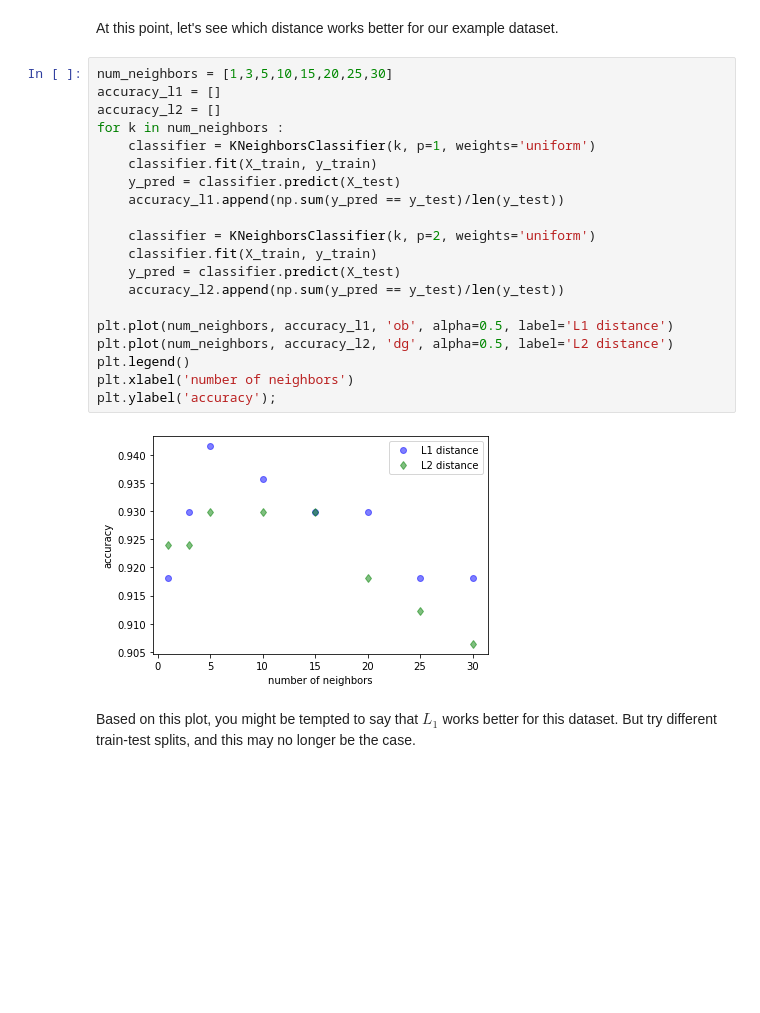
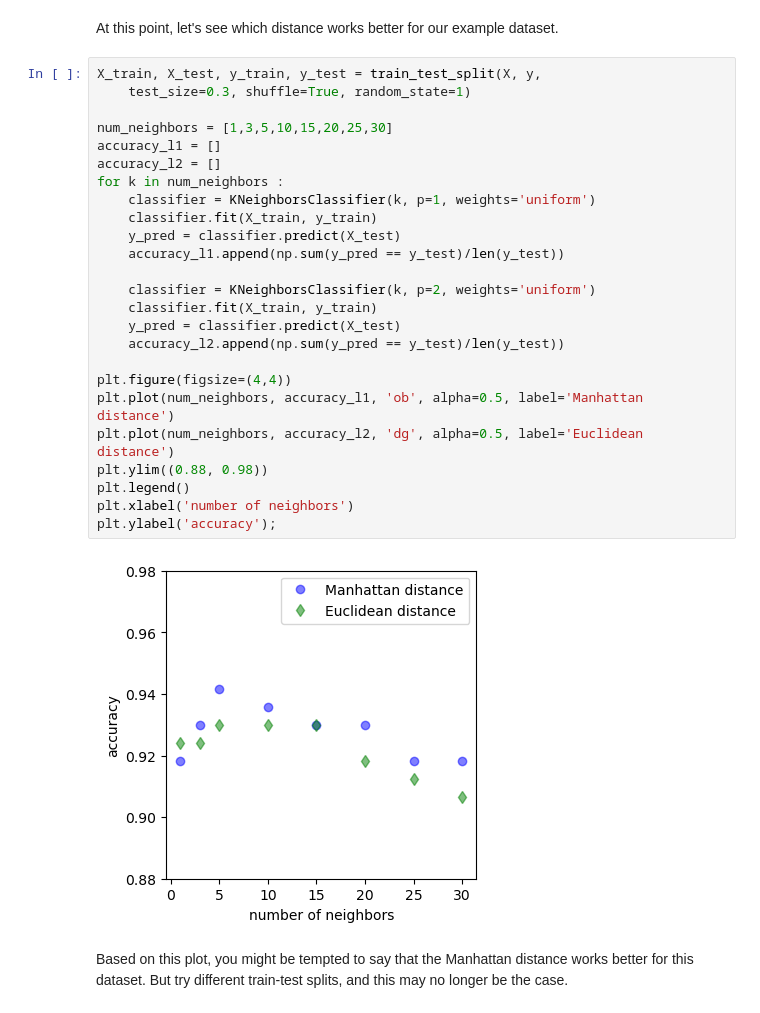
Before and after one commit to asabenhur/CS345, a Jupyter notebook: fall23/notebooks/module02_02_more_nearest_neighbors.ipynb, the cells around one changed output. Cells and saved outputs as stored; diff of their text form; blank space fills up the shorter version.

```diff
--- a/fall23/notebooks/module02_02_more_nearest_neighbors.ipynb
+++ b/fall23/notebooks/module02_02_more_nearest_neighbors.ipynb
@@ -230,26 +227,31 @@ The different geometry of the two ways of measuring distance makes their Voronoi
 # %% [markdown]
 At this point, let's see which distance works better for our example dataset.
 # %%
+X_train, X_test, y_train, y_test = train_test_split(X, y,
+    test_size=0.3, shuffle=True, random_state=1)
+
 num_neighbors = [1,3,5,10,15,20,25,30]
 accuracy_l1 = []
 accuracy_l2 = []
 for k in num_neighbors :
     classifier = KNeighborsClassifier(k, p=1, weights='uniform')
     classifier.fit(X_train, y_train)
     y_pred = classifier.predict(X_test)
     accuracy_l1.append(np.sum(y_pred == y_test)/len(y_test))
 
     classifier = KNeighborsClassifier(k, p=2, weights='uniform')
     classifier.fit(X_train, y_train)
     y_pred = classifier.predict(X_test)
     accuracy_l2.append(np.sum(y_pred == y_test)/len(y_test))
 
-plt.plot(num_neighbors, accuracy_l1, 'ob', alpha=0.5, label='L1 distance')
-plt.plot(num_neighbors, accuracy_l2, 'dg', alpha=0.5, label='L2 distance')
+plt.figure(figsize=(4,4))
+plt.plot(num_neighbors, accuracy_l1, 'ob', alpha=0.5, label='Manhattan distance')
+plt.plot(num_neighbors, accuracy_l2, 'dg', alpha=0.5, label='Euclidean distance')
+plt.ylim((0.88, 0.98))
 plt.legend()
 plt.xlabel('number of neighbors')
 plt.ylabel('accuracy');
 # %% [output]
-[figure, old version]
+[figure, new version]
 # %% [markdown]
-Based on this plot, you might be tempted to say that $L_1$ works better for this dataset.  But try different train-test splits, and this may no longer be the case.
+Based on this plot, you might be tempted to say that the Manhattan distance works better for this dataset.  But try different train-test splits, and this may no longer be the case.
```
Also changed, not shown: parts of 16 cells of this notebook, 2 other files.
